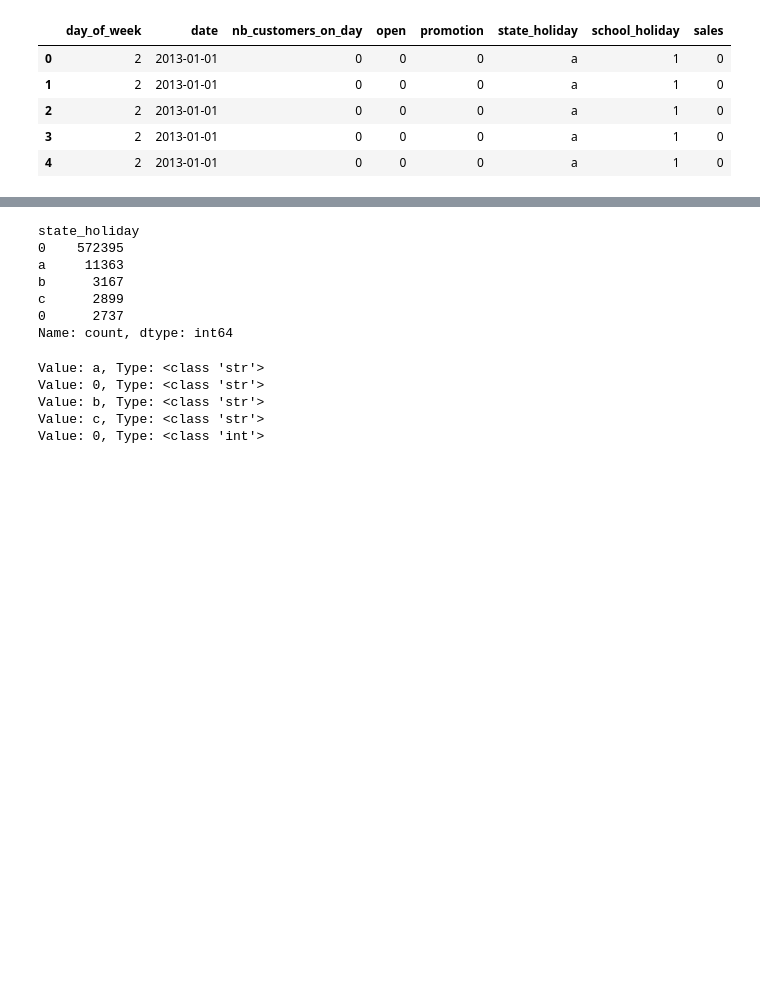
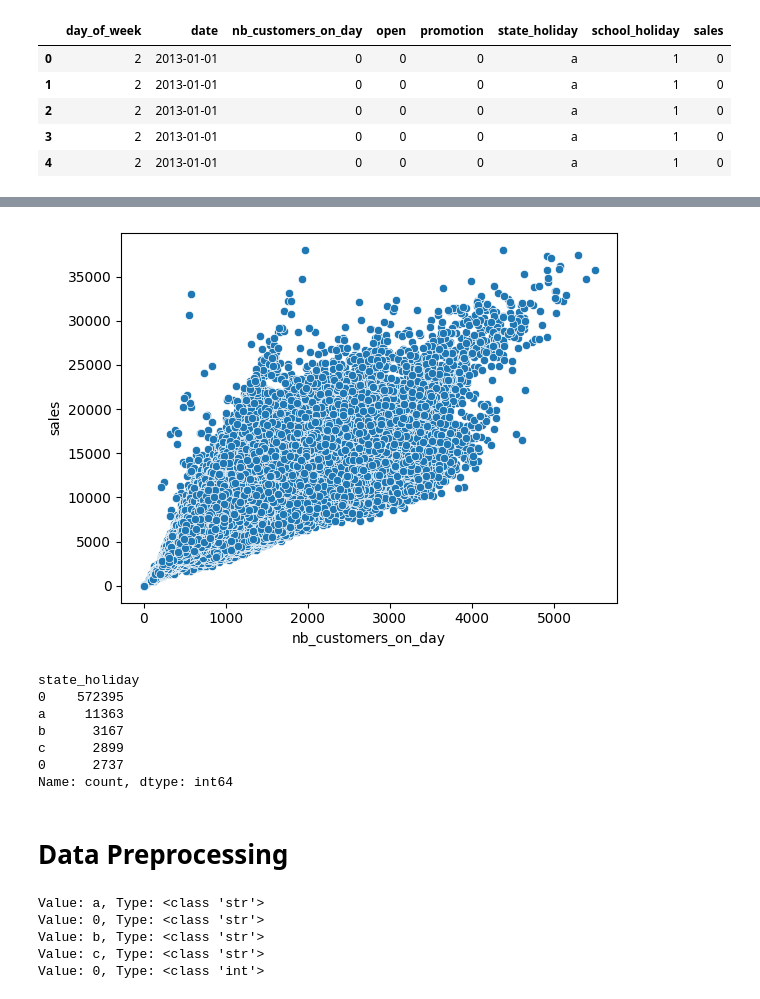
Before and after one commit to Azzam-Saud/mini_project_sales_prediction, a Jupyter notebook: Test1.ipynb, the cells around one changed output, grey strips where cells are left out. Drawn from its saved outputs; the diff is of its cells as text; code cells hidden in the pictures; blank space fills up the shorter version.

```diff
--- a/Test1.ipynb
+++ b/Test1.ipynb
@@ -58,3 +93,8 @@ df.describe()
+# %%
+sns.scatterplot(x='nb_customers_on_day', y='sales', data=df)
+plt.show()
+# %% [output]
+[figure, added]
 # %%
 df['state_holiday'].value_counts()
 # %% [output]
@@ -65,6 +105,8 @@ b      3167
 c      2899
 0      2737
 Name: count, dtype: int64
+# %% [markdown]
+# Data Preprocessing
 # %%
 for val in df['state_holiday'].unique():
     print(f"Value: {val}, Type: {type(val)}")
```
Also changed, not shown: parts of 27 cells of this notebook.
